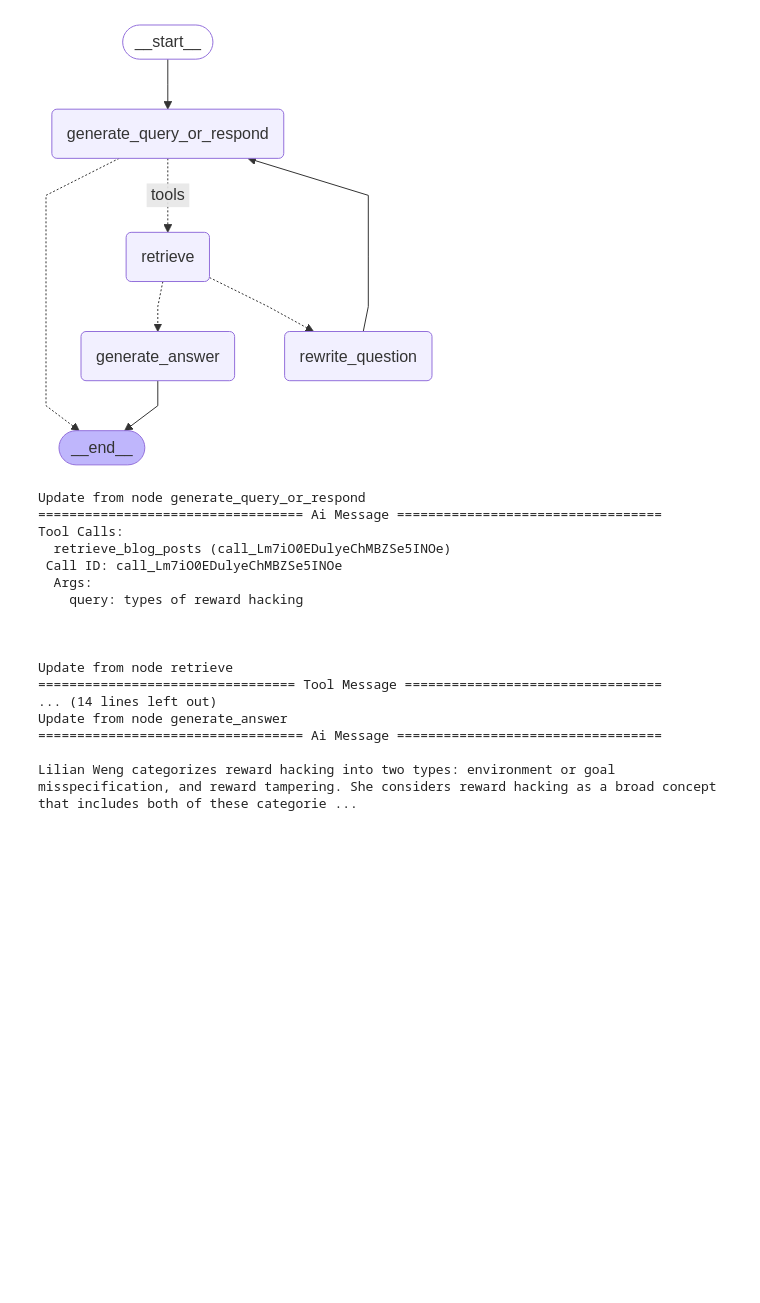
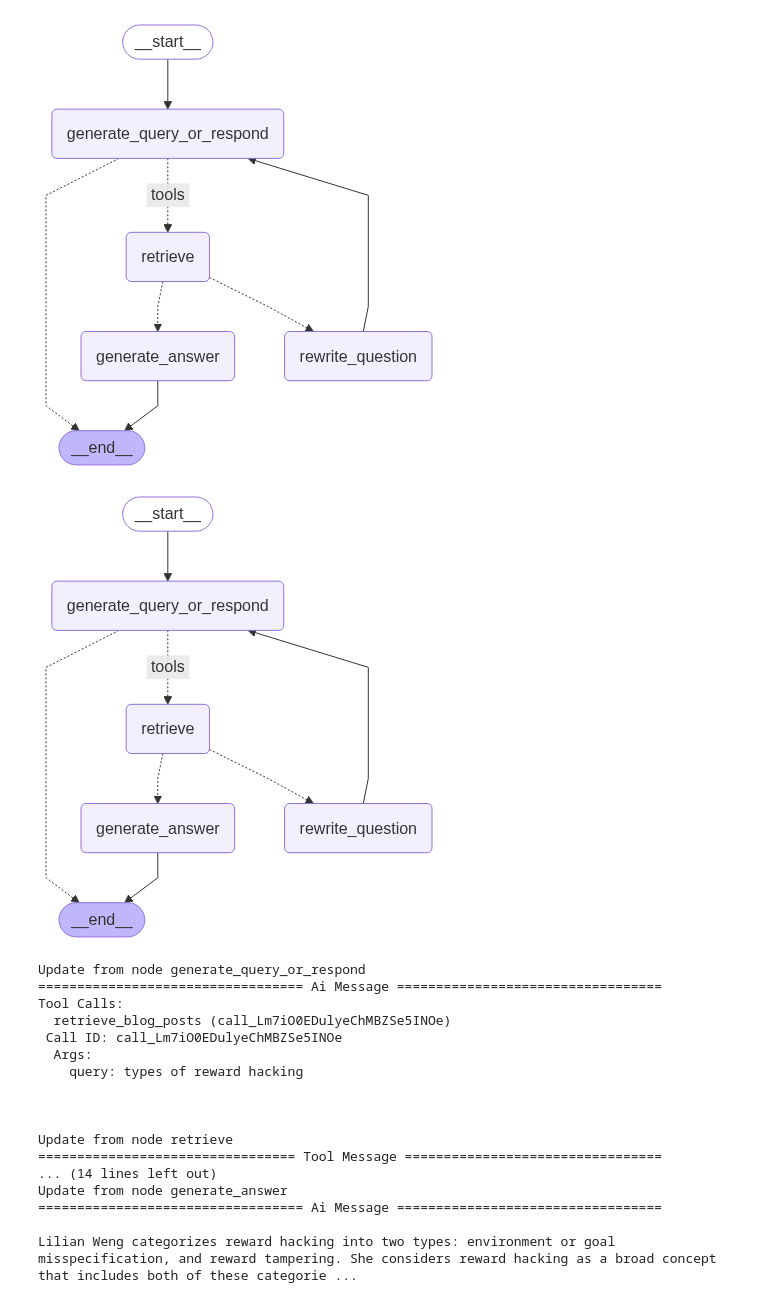
Before and after one commit to Balkundi-Vishwas/vizzhy_experiments, a Jupyter notebook: langchain_agents/agentic_rag.ipynb, the cells around one changed output. Drawn from its saved outputs; the diff is of its cells as text; code cells hidden in the pictures; blank space fills up the shorter version.

```diff
--- a/langchain_agents/agentic_rag.ipynb
+++ b/langchain_agents/agentic_rag.ipynb
@@ -37,8 +35,8 @@ retriever_tool = create_retriever_tool(
 )
 
 from langchain_community.tools.tavily_search import TavilySearchResults
-search = TavilySearchResults(max_results=2,include_domains = ['www.healthyschoolrecipes.com'])
-tools = [search]
+search = TavilySearchResults(max_results=2,include_domains = ['www.healthyschoolrecipes.com'],api_key=os.environ.get("TAVILY_API_KEY"))
+# tools = [search]
 # %%
 from langgraph.graph import MessagesState
 from langchain.chat_models import init_chat_model
@@ -53,7 +51,7 @@ def generate_query_or_respond(state: MessagesState):
     response = (
         response_model
         # highlight-next-line
-        .bind_tools([tools]).invoke(state["messages"])
+        .bind_tools([search]).invoke(state["messages"])
     )
     return {"messages": [response]}
 # %%
@@ -310,6 +312,10 @@ workflow.add_conditional_edges(
     "retrieve",
     # Assess agent decision
     grade_documents,
+    {
+          "generate_answer":"generate_answer",
+          "rewrite_question":"rewrite_question"
+    }
 )
 workflow.add_edge("generate_answer", END)
 workflow.add_edge("rewrite_question", "generate_query_or_respond")
@@ -322,6 +328,10 @@ from IPython.display import Image, display
 display(Image(graph.get_graph().draw_mermaid_png()))
 # %% [output]
 [figure]
+# %%
+display(Image(graph.get_graph().draw_mermaid_png()))
+# %% [output]
+[figure, added]
 # %%
 for chunk in graph.stream(
     {
```
Also changed, not shown: parts of 6 cells of this notebook, 8 other files.
